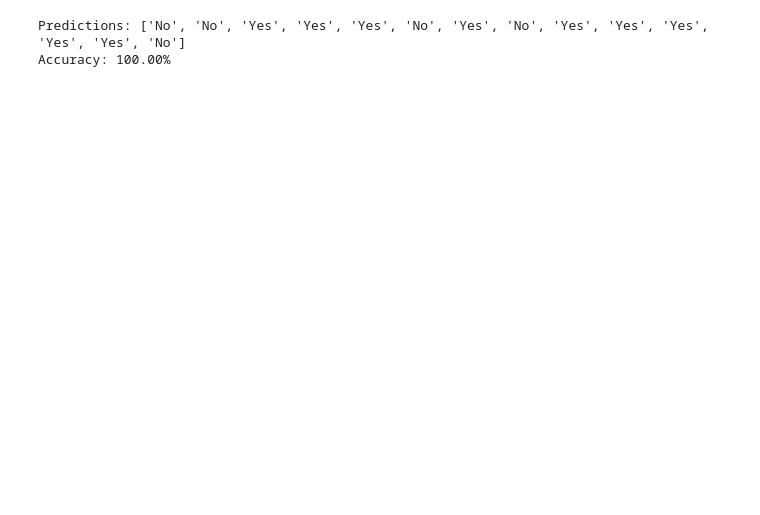
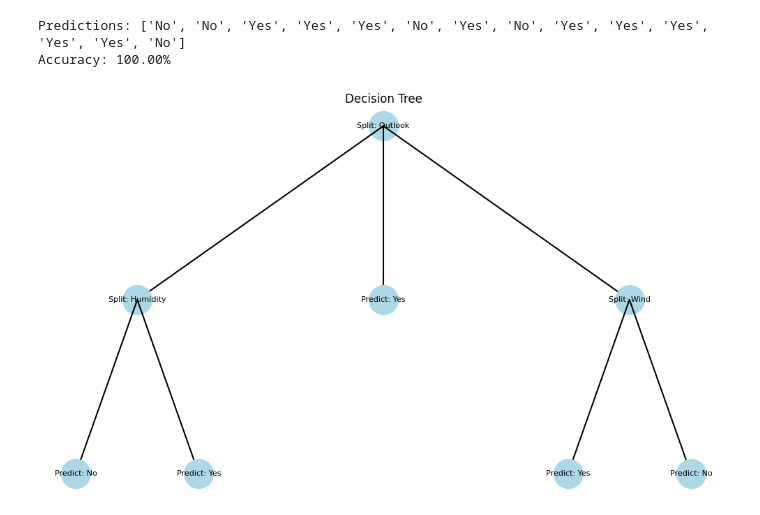
Before and after one commit to Leonjmroe/MSc-AI, a Jupyter notebook: Module 8 - Further AI/assignment-2/decision_trees.ipynb, the cells around one changed output. Drawn from its saved outputs; the diff is of its cells as text; code cells hidden in the pictures; blank space fills up the shorter version.

Commit message:
dt visualisation

```diff
--- a/Module 8 - Further AI/assignment-2/decision_trees.ipynb
+++ b/Module 8 - Further AI/assignment-2/decision_trees.ipynb
@@ -90,19 +89,57 @@ class DecisionTreeID3:
+# %%
+def visualise_tree_simple(tree):
+
+    def plot_node(node, x, y, dx, level=0):
+        # Plot current node
+        if node.value is not None:
+            label = f"Predict: {node.value}"
+        else:
+            label = f"Split: {node.feature}"
+
+        # Draw node
+        plt.plot(x, y, 'o', color='lightblue', markersize=30)
+        plt.text(x, y, label, ha='center', va='center', fontsize=8)
+
+        # Process children
+        if node.branches:
+            children = list(node.branches.items())
+            width = dx / len(children)
+
+            for i, (_, child) in enumerate(children):
+                child_x = x - dx/2 + (i + 0.5) * width
+                child_y = y - 1
+
+                # Draw line to child
+                plt.plot([x, child_x], [y, child_y], '-k')
+
+                # Recursively plot child
+                plot_node(child, child_x, child_y, width, level+1)
+
+    plt.figure(figsize=(10, 6))
+    plot_node(tree.root, x=0, y=0, dx=8)
+    plt.title("Decision Tree")
+    plt.axis('off')
+    plt.tight_layout()
+    plt.show()
 # %%
 # Train and Test
 
 data = pd.read_csv('weather-data.csv')
 
-features = data.drop(columns=['Decision'])
+features = data.drop(columns=['Decision', 'Day'])  # Remove both Decision and Day
 labels = data['Decision']
 
 tree = DecisionTreeID3(max_depth=3)
 tree.fit(features, labels)
 
 predictions = tree.predict(features)
 print("Predictions:", predictions)
 
 accuracy = sum(pred == actual for pred, actual in zip(predictions, labels)) / len(labels)
 print(f"Accuracy: {accuracy:.2%}")
+
+visualise_tree_simple(tree)
 # %% [output]
 Predictions: ['No', 'No', 'Yes', 'Yes', 'Yes', 'No', 'Yes', 'No', 'Yes', 'Yes', 'Yes', 'Yes', 'Yes', 'No']
 Accuracy: 100.00%
+[figure, added]
```
Also changed, not shown: parts of 3 cells of this notebook, 3 other files.
